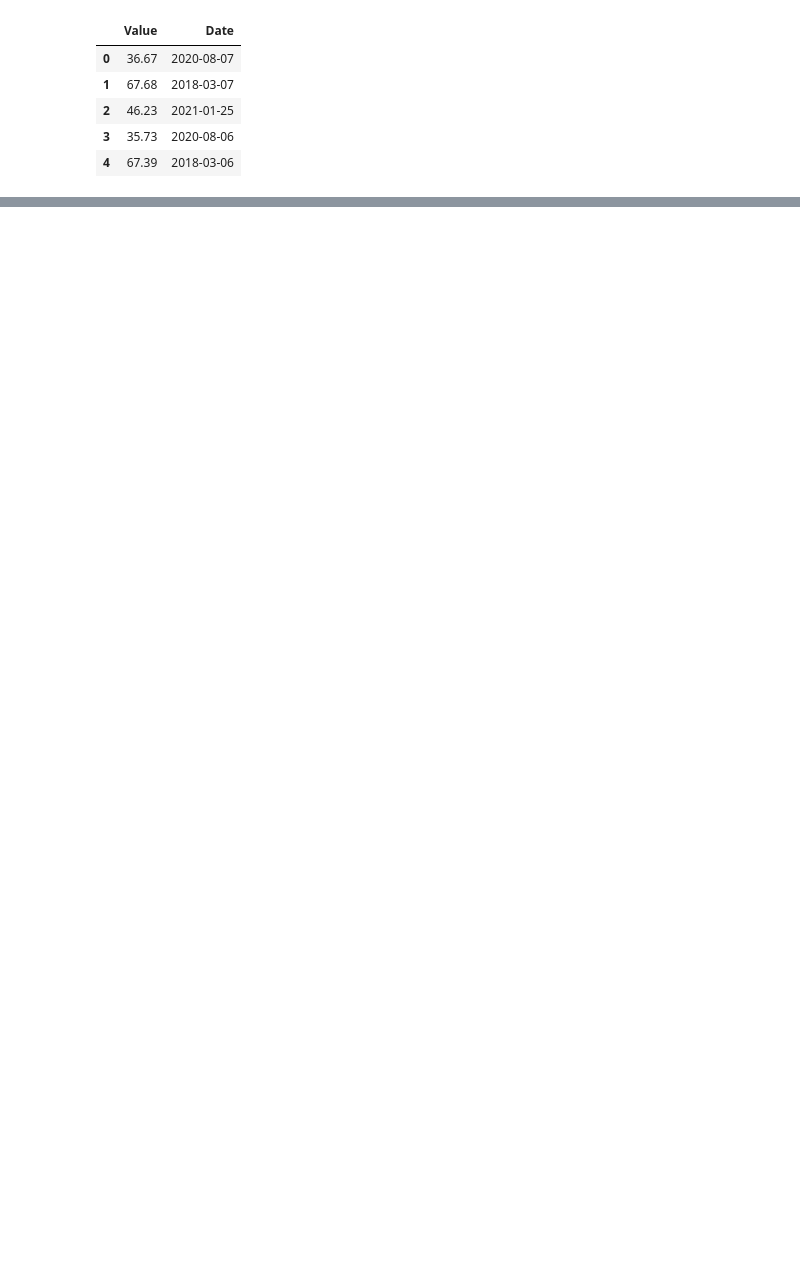
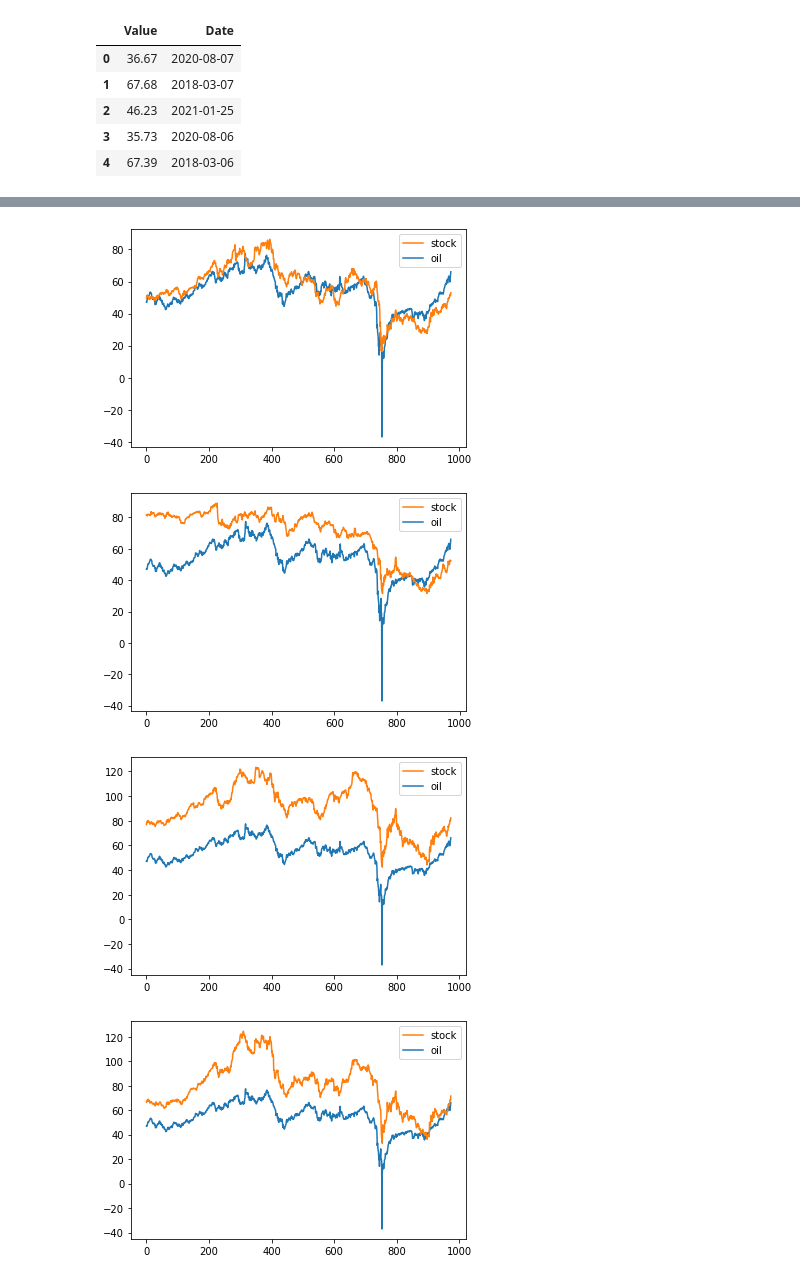
Before and after one commit to Dhrumilsoni/rmds, a Jupyter notebook: parse_files_for_graphs/oil_stock_correlation.ipynb, the cells around one changed output, grey strips where cells are left out. Drawn from its saved outputs; the diff is of its cells as text; code cells hidden in the pictures; blank space fills up the shorter version.

```diff
--- a/parse_files_for_graphs/oil_stock_correlation.ipynb
+++ b/parse_files_for_graphs/oil_stock_correlation.ipynb
@@ -114,0 +120,27 @@ for merge_df in merge_dfs:
+# %%
+import matplotlib.pyplot as plt
+for merge_df in merge_dfs:
+    oil_price = merge_df["Value_x"]
+    stock_price = merge_df["Value_y"]
+    lag = 10
+    n = len(oil_price)
+    oil_price_l = oil_price[lag:]
+    stock_price_l = stock_price[:n-lag]
+
+    oil_price_l = oil_price_l.reset_index()
+    stock_price_l = stock_price_l.reset_index()
+
+    del oil_price_l['index']
+    del stock_price_l['index']
+
+#     print(oil_price_l)
+#     print(stock_price_l)
+    plt.figure()
+    l2,  = plt.plot(oil_price_l)
+    l1,  = plt.plot(stock_price_l)
+    plt.legend([l1, l2], ["stock", "oil"])
+# %% [output]
+[figure, added]
+[figure, added]
+[figure, added]
+[figure, added]
```
Also changed, not shown: parts of 10 cells of this notebook.
